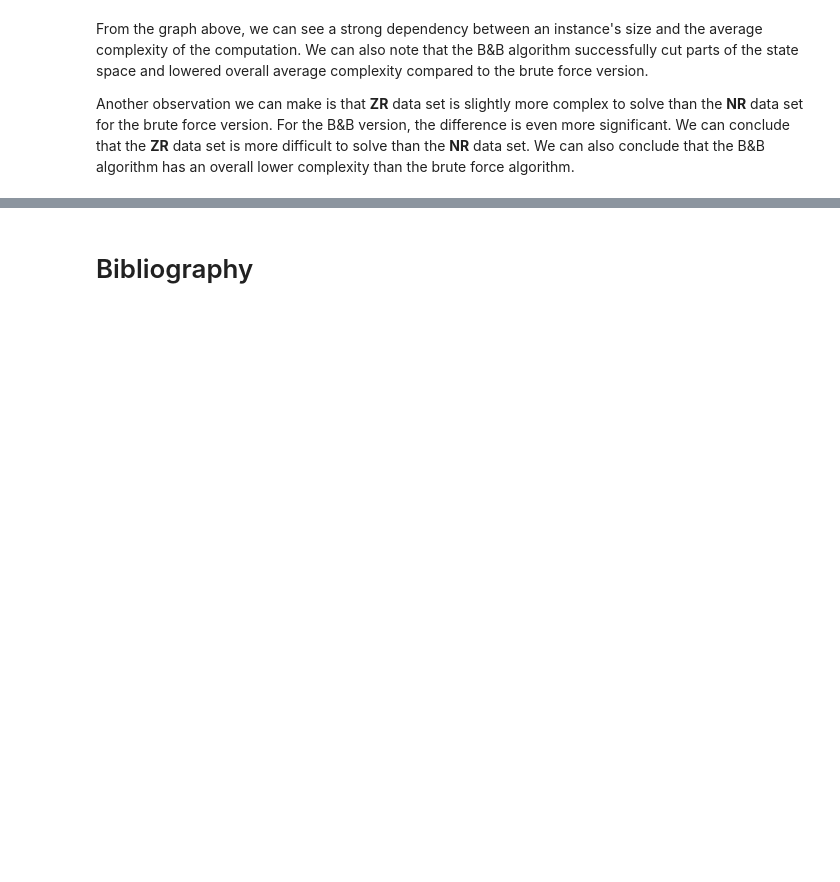
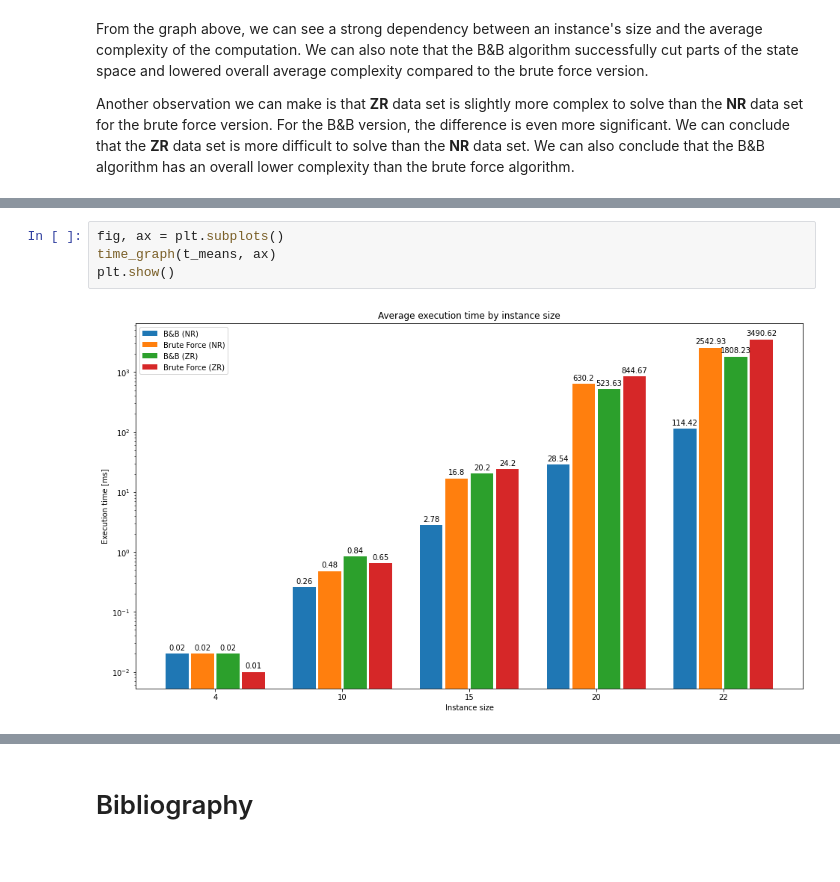
Before and after one commit to patrotom/combinatorial-optimization-problems, a Jupyter notebook: knapsack_exact/notebooks/knapsack_exact.ipynb, the cells around one changed output, grey strips where cells are left out. Drawn from its saved outputs; the diff is of its cells as text; blank space fills up the shorter version.

```diff
--- a/knapsack_exact/notebooks/knapsack_exact.ipynb
+++ b/knapsack_exact/notebooks/knapsack_exact.ipynb
@@ -181,0 +285,6 @@ Another observation we can make is that **ZR** data set is slightly more complex
+# %%
+fig, ax = plt.subplots()
+time_graph(t_means, ax)
+plt.show()
+# %% [output]
+[figure, added]
```
Also changed, not shown: parts of 17 cells of this notebook.
